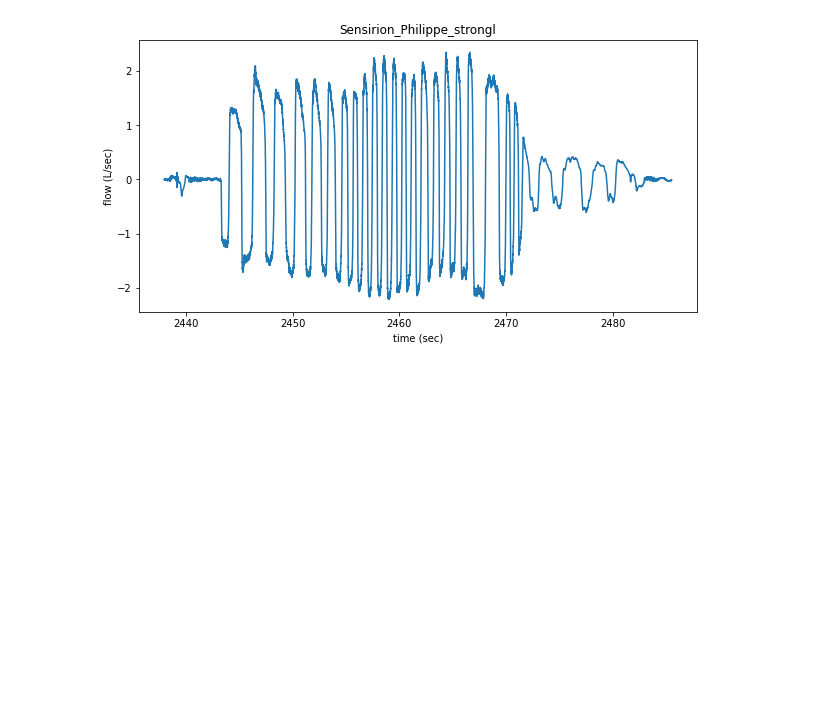
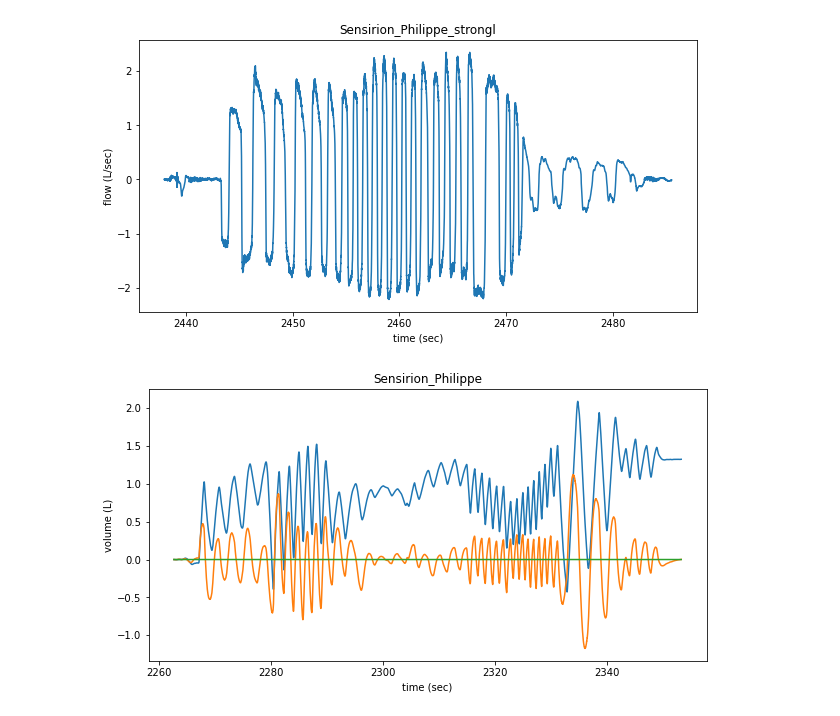
Before and after one commit to Princeton-Penn-Vents/princeton-penn-flowmeter, a Jupyter notebook: analysis/real-data.ipynb, the cells around one changed output. Drawn from its saved outputs; the diff is of its cells as text; code cells hidden in the pictures; blank space fills up the shorter version.

Commit message:
Compute volumes by integration and high-pass filter them for leakages.

```diff
--- a/analysis/real-data.ipynb
+++ b/analysis/real-data.ipynb
@@ -16,7 +18,7 @@ def read_data(filename):
                 flows.append(np.sign(float(line[2]))*abs(float(line[2]) / 0.0538)**(4.0/7.0) / 60.0)
             if line[0] == "Sample #":
                 start_fill = True
-    return collections.namedtuple("Data", ["times", "flows"])(np.array(times), np.array(flows))
+    return collections.namedtuple("TimesFlows", ["times", "flows"])(np.array(times), np.array(flows))
 
 first = read_data("../sample-data/Sensirion_Philippe.csv")
 normal = read_data("../sample-data/Sensirion_Philippe_normal.csv")
@@ -48,3 +50,24 @@ ax.set_ylabel("flow (L/sec)")
 fig.savefig("Sensirion_Philippe_strongl.png")
 # %% [output]
 [figure]
+# %%
+def compute_volume(dataset):
+    volumes = scipy.integrate.cumtrapz(dataset.flows, dataset.times)
+    filtered = scipy.signal.sosfilt(scipy.signal.butter(4, 0.001, "highpass", output="sos"), volumes)
+    return collections.namedtuple("TimesFlowsVolumes", ["times", "flows", "volumes", "filtered"])(
+        dataset.times[:-1], dataset.flows[:-1], volumes, filtered)
+
+first = compute_volume(first)
+normal = compute_volume(normal)
+strong = compute_volume(strong)
+# %%
+fig, ax = plt.subplots(1, 1, figsize=(10, 5))
+ax.plot(first.times, first.volumes)
+ax.plot(first.times, first.filtered)
+ax.plot(first.times, np.zeros(len(first.times)))
+ax.set_title("Sensirion_Philippe")
+ax.set_xlabel("time (sec)")
+ax.set_ylabel("volume (L)")
+fig.savefig("Sensirion_Philippe-volume.png")
+# %% [output]
+[figure, added]
```
Also changed, not shown: parts of 3 cells of this notebook.
